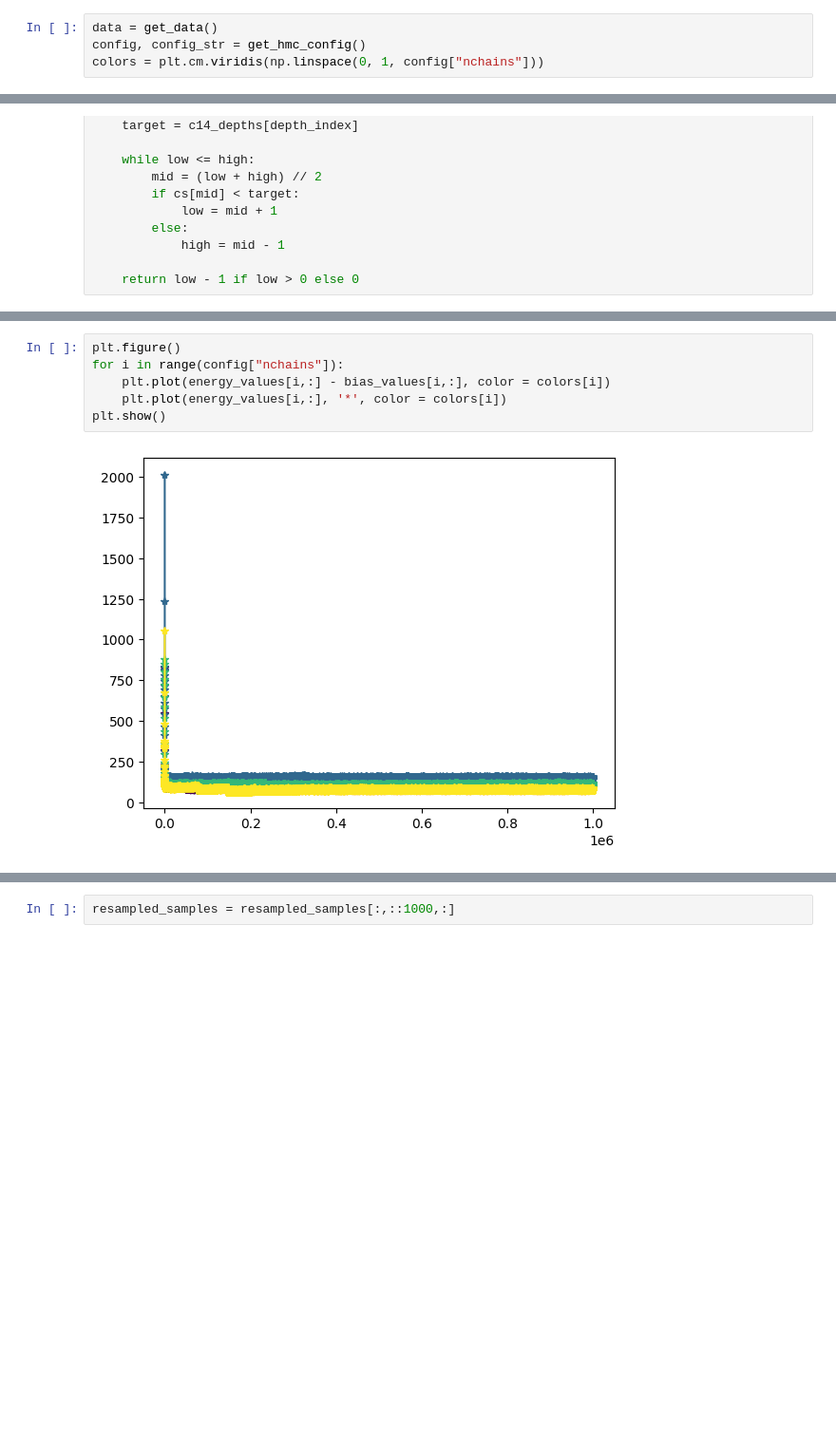
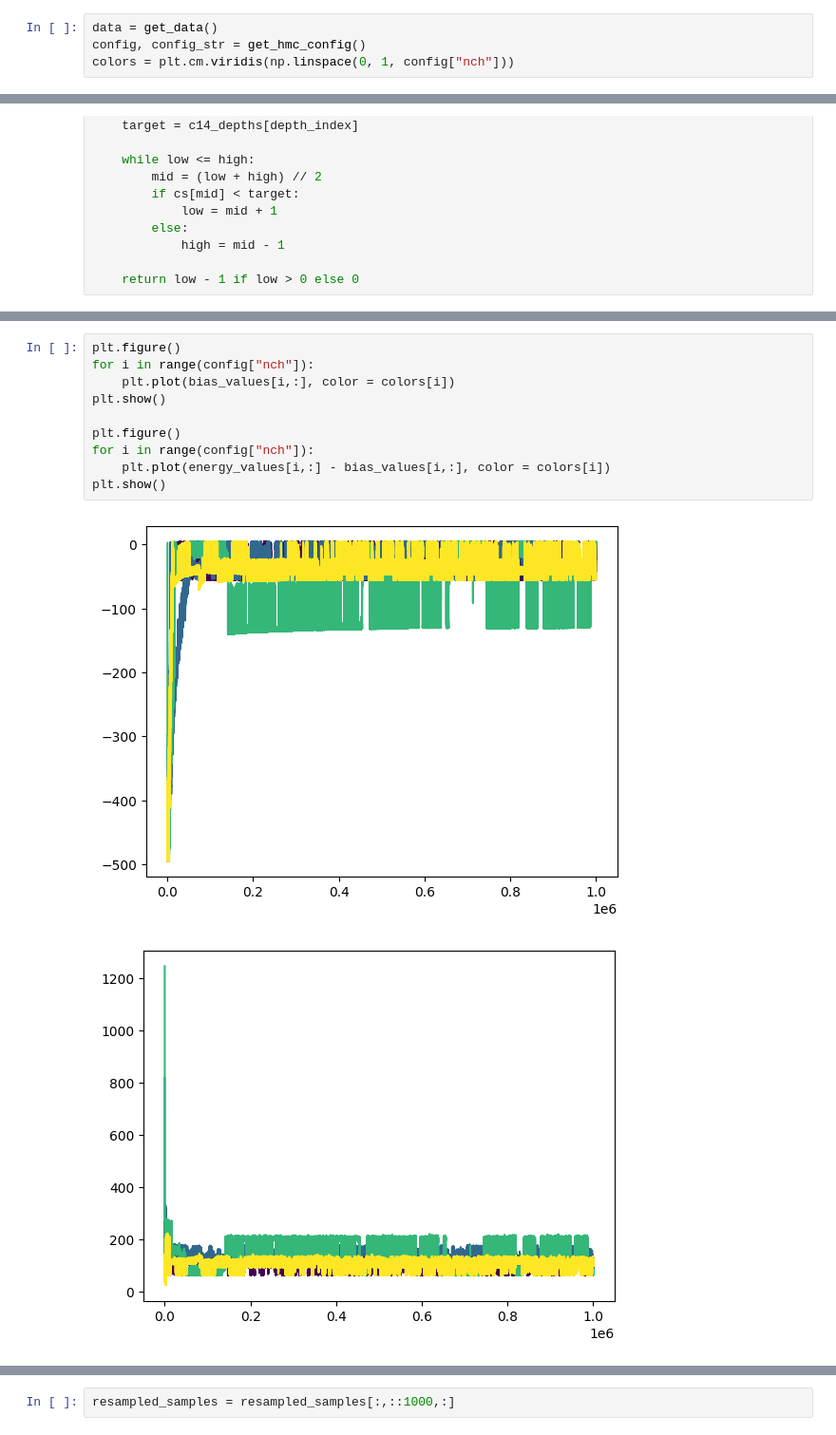
Before and after one commit to hannakjellson/Sampling-for-age-depth-modelling, a Jupyter notebook: python/src/age_depth_models/age_depth_model_unified/plot.ipynb, the cells around one changed output, grey strips where cells are left out. Shown at 95% size. Drawn from its saved outputs; the diff is of its cells as text; blank space fills up the shorter version.

```diff
--- a/python/src/age_depth_models/age_depth_model_unified/plot.ipynb
+++ b/python/src/age_depth_models/age_depth_model_unified/plot.ipynb
@@ -6,7 +6,7 @@ import arviz as az
 # %%
 data = get_data()
 config, config_str = get_hmc_config()
-colors = plt.cm.viridis(np.linspace(0, 1, config["nchains"]))
+colors = plt.cm.viridis(np.linspace(0, 1, config["nch"]))
 # %%
 samples = np.load(f"../../../../output/age_depth_unified/samples_{config_str}.npy")
 energy_values = np.load(f"../../../../output/age_depth_unified/energy_values_{config_str}.npy")
@@ -58,11 +62,16 @@ print(energy_values)
 # %%
 plt.figure()
-for i in range(config["nchains"]):
+for i in range(config["nch"]):
+    plt.plot(bias_values[i,:], color = colors[i])
+plt.show()
+
+plt.figure()
+for i in range(config["nch"]):
     plt.plot(energy_values[i,:] - bias_values[i,:], color = colors[i])
-    plt.plot(energy_values[i,:], '*', color = colors[i])
 plt.show()
 # %% [output]
-[figure, old version]
+[figure, new version]
+[figure, added]
 # %%
 CV_values = data["theta"] - config["dc"] * np.sum(samples[:, :, :config["pidx"]], axis = 2)
 fig, ax = plt.subplots(figsize=(6, 4))
```
Also changed, not shown: parts of 7 cells of this notebook, 12 other files.
